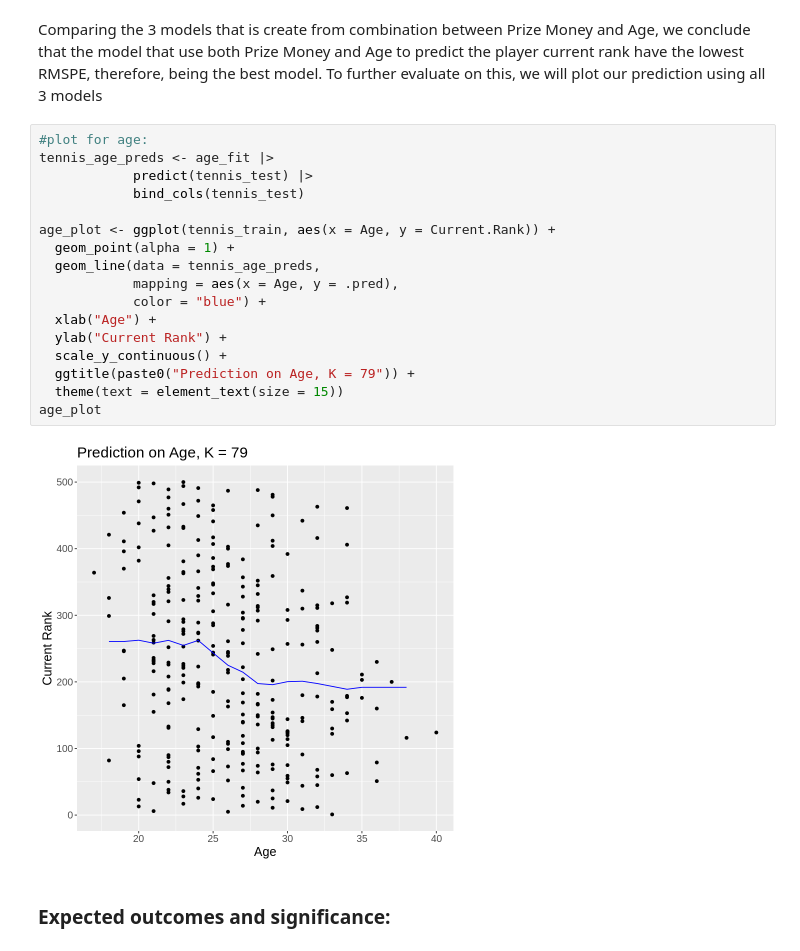
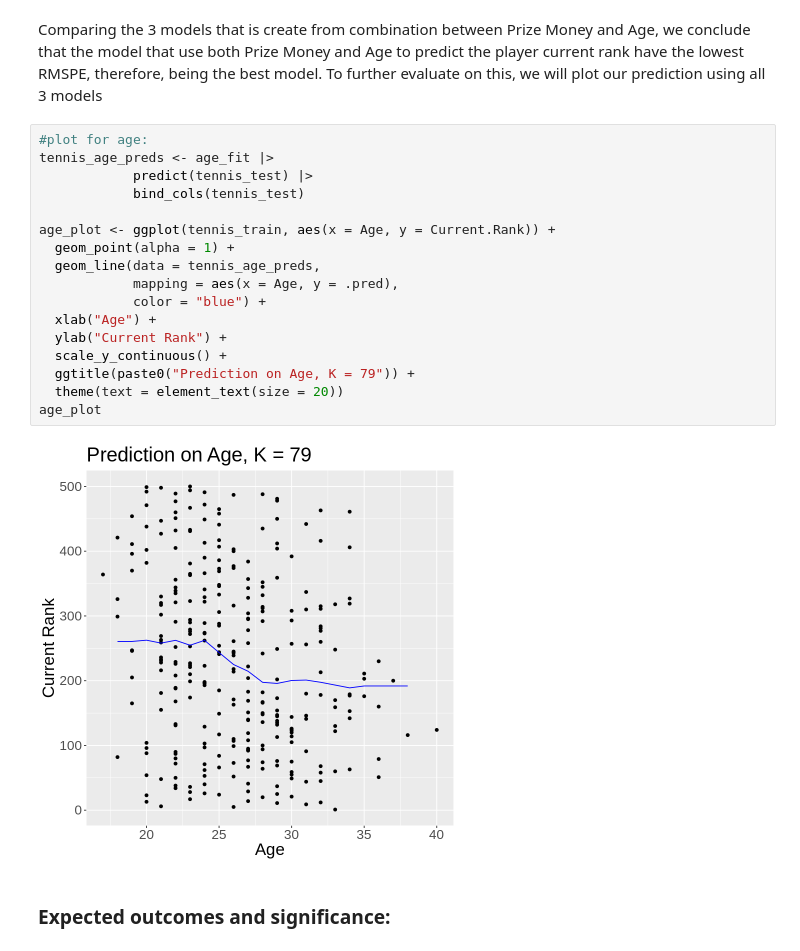
Before and after one commit to tarauboviccc/DSCI100_105_group_project, a Jupyter notebook: final_report.ipynb, the cells around one changed output. Saved outputs shown, nothing was run; the diff lists cells and outputs as text.

Commit message:
add age plot

```diff
--- a/final_report.ipynb
+++ b/final_report.ipynb
@@ -811,22 +811,22 @@ Comparing the 3 models that is create from combination between Prize Money and A
 # %%
 #plot for age:
 tennis_age_preds <- age_fit |>
             predict(tennis_test) |>
             bind_cols(tennis_test)
 
 age_plot <- ggplot(tennis_train, aes(x = Age, y = Current.Rank)) +
   geom_point(alpha = 1) +
   geom_line(data = tennis_age_preds,
             mapping = aes(x = Age, y = .pred),
             color = "blue") +
   xlab("Age") +
   ylab("Current Rank") +
   scale_y_continuous() +
   ggtitle(paste0("Prediction on Age, K = 79")) +
-  theme(text = element_text(size = 15))
+  theme(text = element_text(size = 20))
 age_plot
 # %% [output]
-[figure, old version]
+[figure, new version]
 # %% [markdown]
 ### Expected outcomes and significance:
 # %% [markdown]
```
